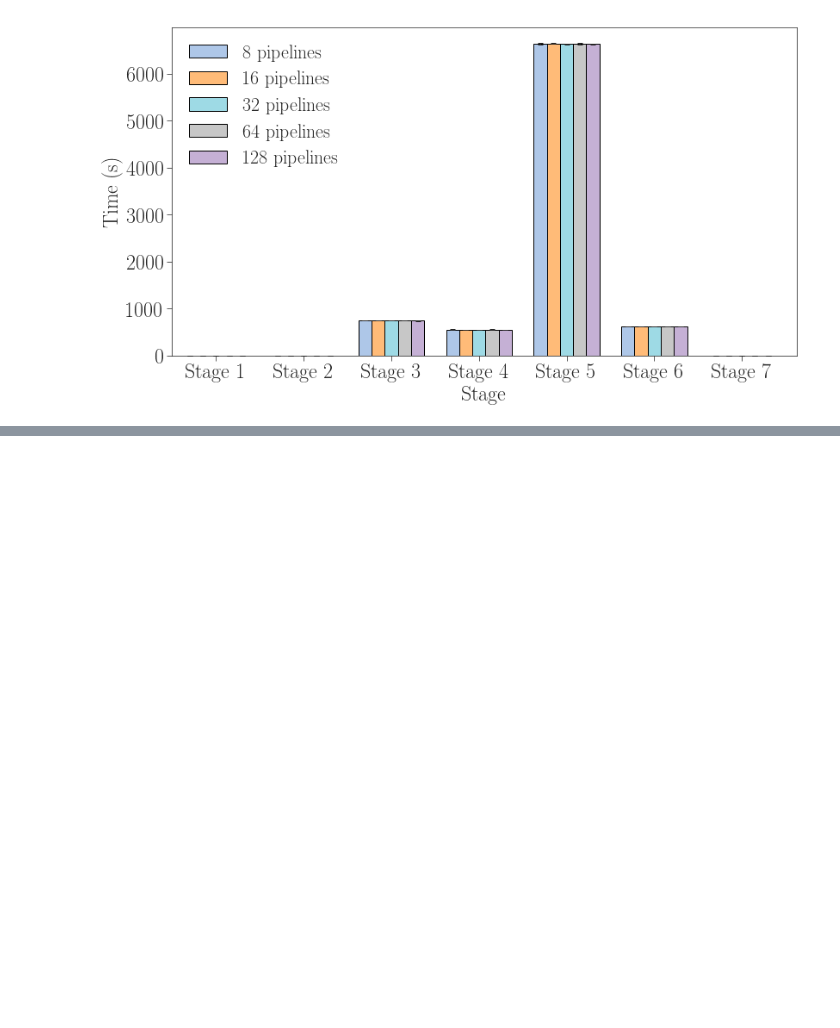
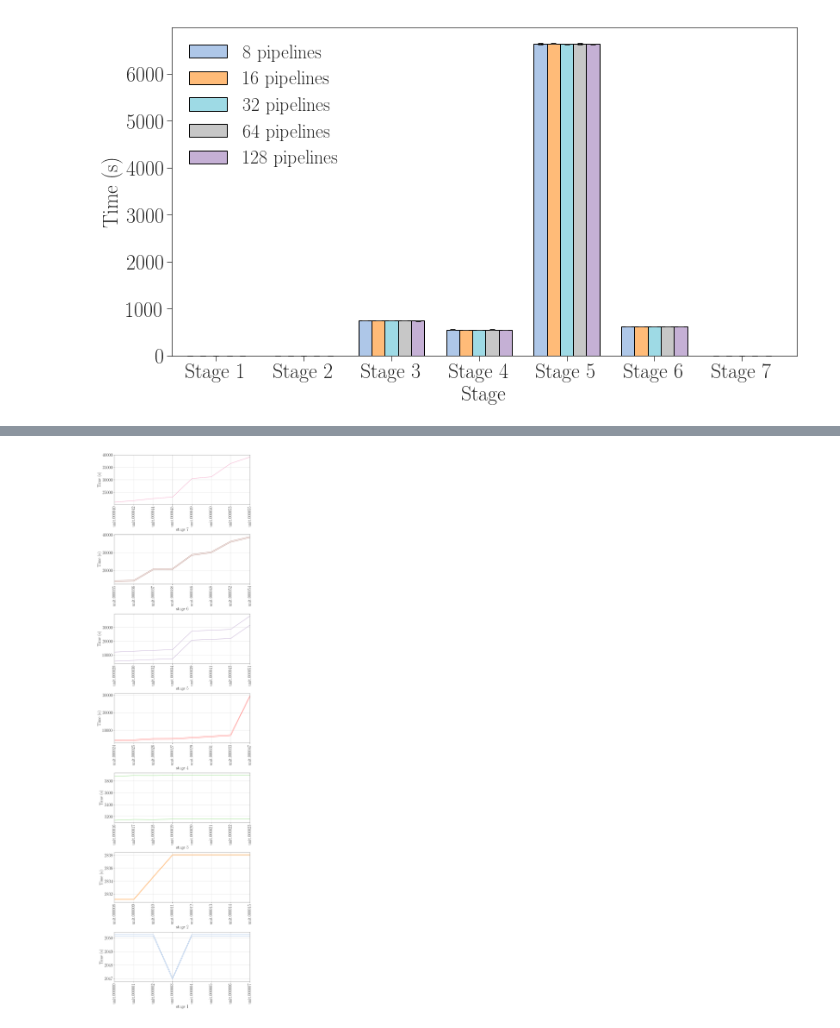
Before and after one commit to radical-experiments/htbac-experiments, a Jupyter notebook: plotter_paper.ipynb, the cells around one changed output, grey strips where cells are left out. Saved outputs shown, nothing was run; the diff lists cells and outputs as text; code cells hidden in the pictures; blank space fills up the shorter version.

```diff
--- a/plotter_paper.ipynb
+++ b/plotter_paper.ipynb
@@ -672,0 +622,61 @@ plt.savefig('figures/namd_concurrency_tx.pdf', dpi=600, bbox_inches='tight')
+# %%
+# fig = plt.figure(figsize=(13,26))
+# ax = fig.add_subplot(111)
+# fig, (ax1, ax2) = plt.subplots(nrows=7, ncols=2, figsize=(26,7), sharey=True)
+
+fig, axes = plt.subplots(nrows=7, ncols=1, figsize=(13,52), sharex=False)
+fig.subplots_adjust(hspace = 0.6)
+
+tcolors = {'stage_1': [tableau20[1 ], tableau20[1 ]],
+           'stage_2': [tableau20[3 ], tableau20[3 ]],
+           'stage_3': [tableau20[5 ], tableau20[5 ]],
+           'stage_4': [tableau20[7 ], tableau20[7 ]],
+           'stage_5': [tableau20[9 ], tableau20[9 ]],
+           'stage_6': [tableau20[11], tableau20[11]],
+           'stage_7': [tableau20[13], tableau20[13]]}
+
+
+# Plot means and std bars
+ax = 6
+tcores = 64
+tpipelines = 8
+for stage in df_tasks.Stage.unique().tolist():
+
+    df_tasks[(df_tasks.trial == 'namd-ws-%scores-trial1' % tcores) &
+             (df_tasks.Stage == stage) &
+             (df_tasks.npipeline == tpipelines)][
+                ['uid',
+                 'StartExecuting',
+                 'StopExecutingNAMD']].plot(
+                    x='uid',
+                    grid=True,
+                    color=tcolors[stage],
+                    rot=90,
+                    ax=axes[ax])
+    axes[ax].legend('')
+    axes[ax].set_ylabel('Time (s)')
+    axes[ax].set_xlabel('%s %s' % (stage[:5], stage[-1:]))
+    ax -= 1
+
+
+# Plot means and std bars
+# tcores = 1024
+# tpipelines = 128
+# for stage in df_tasks.Stage.unique().tolist():
+
+#     df_tasks[(df_tasks.trial == 'namd-ws-%scores-trial1' % tcores) &
+#              (df_tasks.Stage == stage) &
+#              (df_tasks.npipeline == tpipelines)][
+#                 ['uid',
+#                  'StartExecuting',
+#                  'StopExecutingNAMD']].plot(
+#                     x='uid',
+#                     grid=True,
+#                     color=tcolors[stage],
+#                     rot=90,
+#                     ax=ax2)
+
+
+plt.savefig('figures/namd_concurrency_tx.pdf', dpi=600, bbox_inches='tight')
+# %% [output]
+[figure, added]
```
Also changed, not shown: parts of 7 cells of this notebook, 6 other files.
